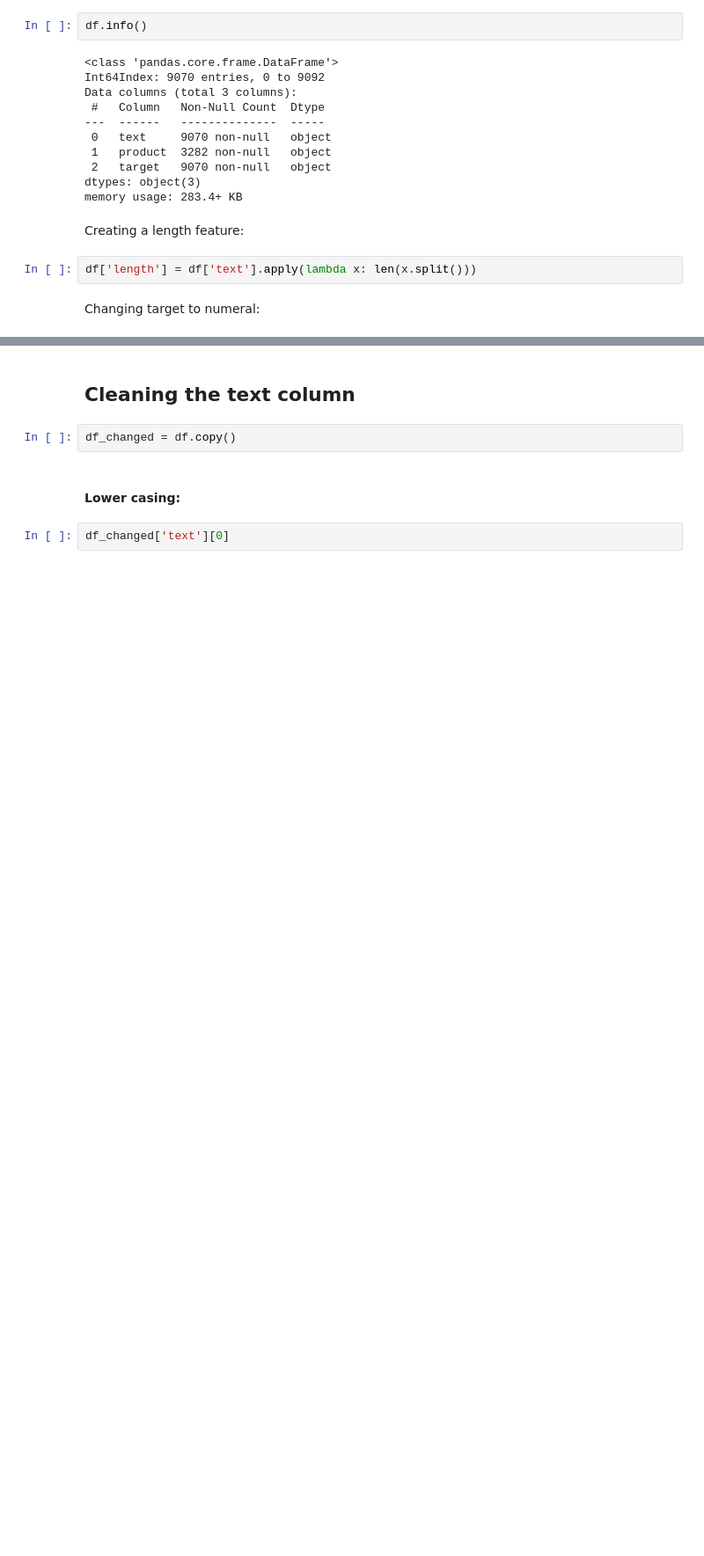
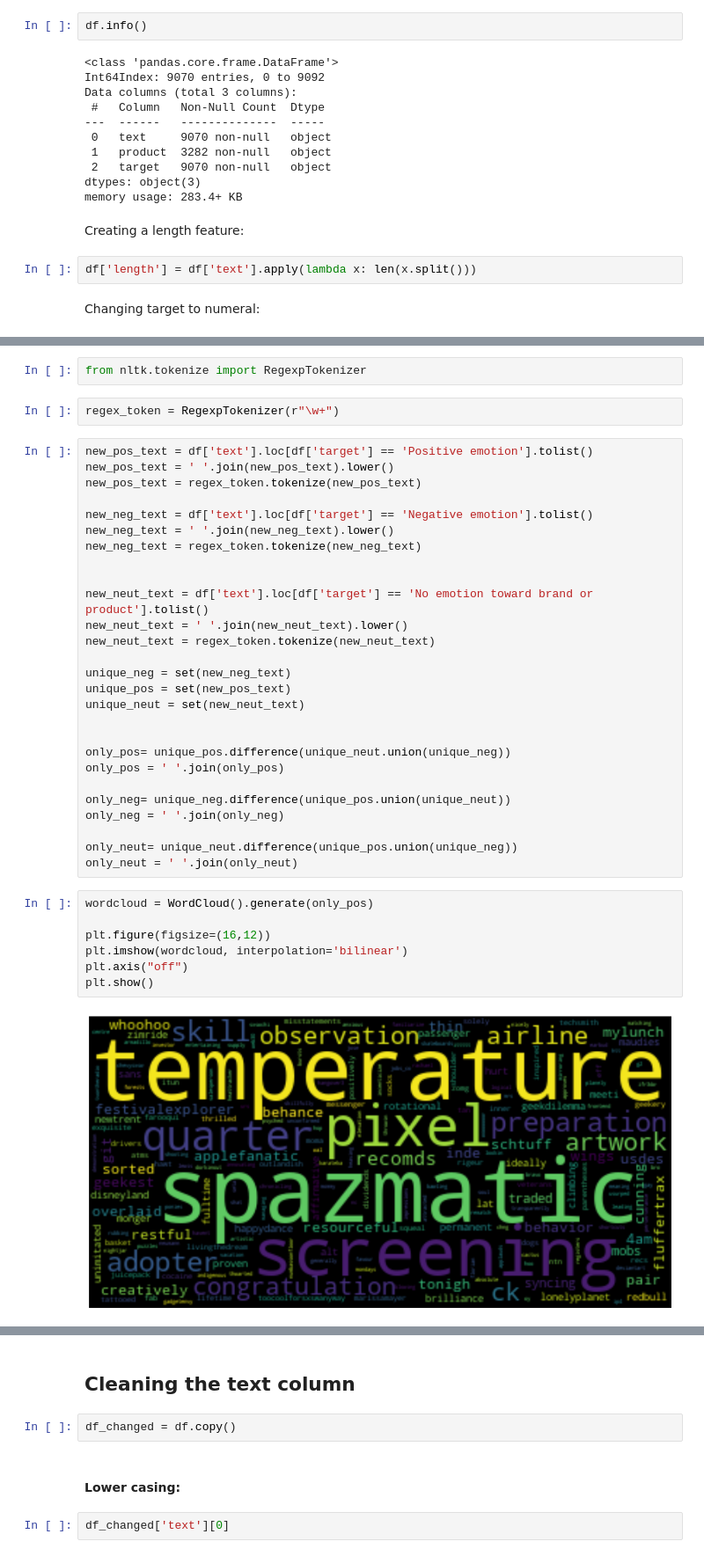
Before and after one commit to czarina-ds/Twitter-Sentiment-Analysis, a Jupyter notebook: index.ipynb, the cells around one changed output, grey strips where cells are left out. Shown at 88% size. Drawn from its saved outputs; the diff is of its cells as text; blank space fills up the shorter version.

Commit message:
word clouds added

```diff
--- a/index.ipynb
+++ b/index.ipynb
@@ -125,0 +131,40 @@ df.head()
+# %%
+from nltk.tokenize import RegexpTokenizer
+# %%
+regex_token = RegexpTokenizer(r"\w+")
+# %%
+new_pos_text = df['text'].loc[df['target'] == 'Positive emotion'].tolist()
+new_pos_text = ' '.join(new_pos_text).lower()
+new_pos_text = regex_token.tokenize(new_pos_text)
+
+new_neg_text = df['text'].loc[df['target'] == 'Negative emotion'].tolist()
+new_neg_text = ' '.join(new_neg_text).lower()
+new_neg_text = regex_token.tokenize(new_neg_text)
+
+
+new_neut_text = df['text'].loc[df['target'] == 'No emotion toward brand or product'].tolist()
+new_neut_text = ' '.join(new_neut_text).lower()
+new_neut_text = regex_token.tokenize(new_neut_text)
+
+unique_neg = set(new_neg_text)
+unique_pos = set(new_pos_text)
+unique_neut = set(new_neut_text)
+
+
+only_pos= unique_pos.difference(unique_neut.union(unique_neg))
+only_pos = ' '.join(only_pos)
+
+only_neg= unique_neg.difference(unique_pos.union(unique_neut))
+only_neg = ' '.join(only_neg)
+
+only_neut= unique_neut.difference(unique_pos.union(unique_neg))
+only_neut = ' '.join(only_neut)
+# %%
+wordcloud = WordCloud().generate(only_pos)
+
+plt.figure(figsize=(16,12))
+plt.imshow(wordcloud, interpolation='bilinear')
+plt.axis("off")
+plt.show()
+# %% [output]
+[figure, added]
```
Also changed, not shown: parts of 30 cells of this notebook.
